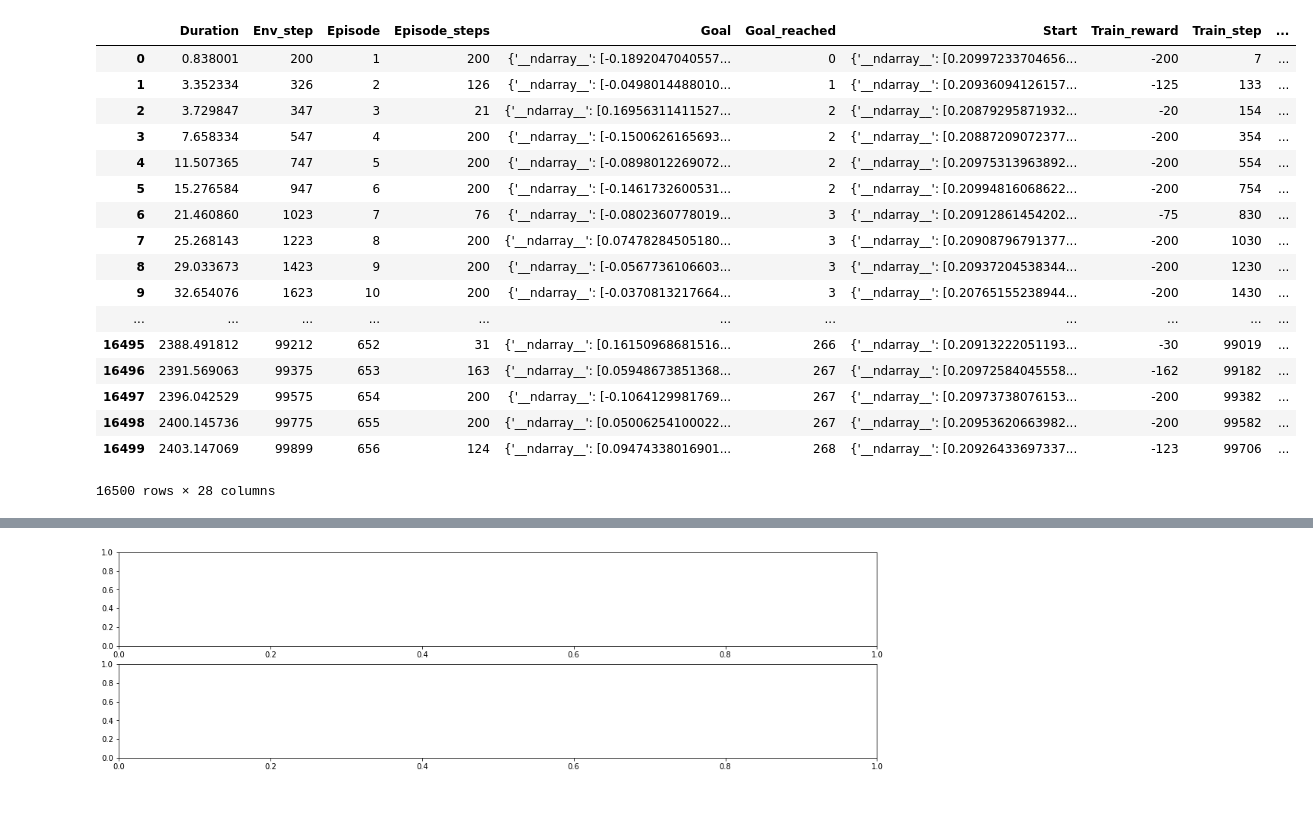
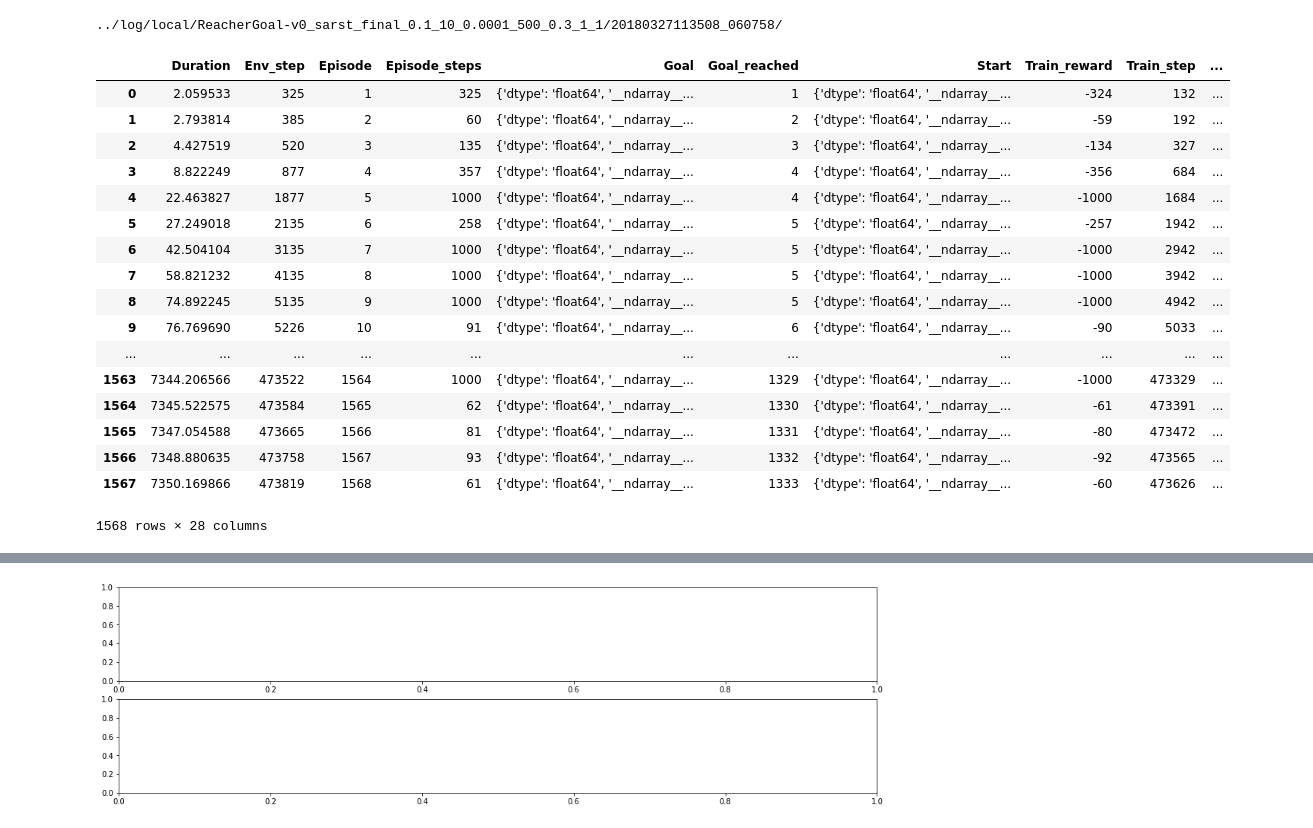
Before and after one commit to pifouuu/deep-rl, a Jupyter notebook: notebooks/sarst_comp_1_various_explo-Copy1.ipynb, the cells around one changed output, grey strips where cells are left out. Saved outputs shown, nothing was run; the diff lists cells and outputs as text; code cells hidden in the pictures.

```diff
--- a/notebooks/sarst_comp_1_various_explo-Copy1.ipynb
+++ b/notebooks/sarst_comp_1_various_explo-Copy1.ipynb
@@ -19,18 +15,16 @@ frames = [] # List of pandas dataframes corresponding to each results file
 to_drop = ['eval_freq', 'log_dir', 'max_steps', 'nb_test_steps', 'nb_train_iter','render_test', 'render_train', 'resume_step', 'resume_timestamp',
        'save_freq', 'train_freq', 'random_seed']
 # Fetching json files corresponding to one set of parameters
-runs = glob.glob('../log/cluster/Reacher*sigma*/*/*/')
-print(runs)
+runs = glob.glob('../log/local/ReacherGoal-v0_sarst_final_0.1*/*/')
+runs += glob.glob('../log/cluster/Reacher-v0_sigma_*/*/*/')
 for num_run, run in enumerate(runs):
     config = pd.read_json(os.path.join(run,'config.txt'), lines=True).drop(to_drop, axis=1)
-    if config['alpha'][0] == 1:
+    if True:
         # Discarding runs with broken result files
         try:
             df = pd.read_json(os.path.join(run,'log_steps', 'progress.json') , lines=True)
         except ValueError:
             print("run "+run+": invalid")
-        print(run)
-        print(df.shape[0])
         config = pd.concat([config]*df.shape[0], ignore_index=True)
         data = pd.concat([df, config], axis=1)
         data['num_run']=num_run
@@ -38,5 +32,5 @@ for num_run, run in enumerate(runs):
 
 # Creating the complete dataframe with all dat
 expe_res_steps = pd.concat(frames, ignore_index=True)
-expe_res_steps
+expe_res_steps.columns
 # %% [output]
@@ -55,10 +45,11 @@ ValueError: No objects to concatenate
 # %%
 params = ['actor_lr', 'alpha', 'n_cp', 'n_split', 'split_min', 'buffer_size', 'critic_lr', 'env', 'gamma', 'invert_grads', 'memory','minibatch_size', 'sigma', 'strategy', 'target_clip','tau']
-y = ['mean_actions_0']
+y = ['reward_init']
 x = ['env_step']
 df = expe_res_steps[x+y+params]
 l = x+params
 df = df.groupby(l).mean().reset_index()
+df = df.groupby(params).apply(lambda s: s.ewm(30).mean()).reset_index()
 # %%
 fig, ax = plt.subplots(figsize=(18,10))
 for i, (name, g) in enumerate(df.groupby(params)):
@@ -68,43 +61,45 @@ for i, (name, g) in enumerate(df.groupby(params)):
 # %%
 frames = [] # List of pandas dataframes corresponding to each results file
 to_drop = ['eval_freq', 'log_dir', 'max_steps', 'nb_test_steps', 'nb_train_iter','render_test', 'render_train', 'resume_step', 'resume_timestamp',
        'save_freq', 'train_freq', 'random_seed']
-runs = glob.glob('../log/cluster/ReacherGoal-v0_*/*/')
+runs = glob.glob('../log/local/ReacherGoal-v0_sarst_final_0.1*/*/')
 for num_run, run in enumerate(runs):
+    print(run)
     config = pd.read_json(os.path.join(run,'config.txt'), lines=True).drop(to_drop, axis=1)
-    if config['alpha'][0] == 1:
+    if config['alpha'][0] == 0.1:
         # Discarding runs with broken result files
         try:
             df = pd.read_json(os.path.join(run,'log_episodes', 'progress.json') , lines=True)
         except ValueError:
             print("run "+run+": invalid")
         config = pd.concat([config]*df.shape[0], ignore_index=True)
         data = pd.concat([df, config], axis=1)
         data['num_run']=num_run
         frames.append(data)
 
 # Creating the complete dataframe with all dat
 expe_res_episodes = pd.concat(frames, ignore_index=True)
 expe_res_episodes
 # %% [output]
+../log/local/ReacherGoal-v0_sarst_final_0.1_10_0.0001_500_0.3_1_1/20180327113508_060758/
 |  | Duration | Env_step | Episode | Episode_steps | Goal | Goal_reached | Start | Train_reward | Train_step | ... |
-| 0 | 0.838001 | 200 | 1 | 200 | {'__ndarray__': [-0.1892047040557... | 0 | {'__ndarray__': [0.20997233704656... | -200 | 7 | ... |
-| 1 | 3.352334 | 326 | 2 | 126 | {'__ndarray__': [-0.0498014488010... | 1 | {'__ndarray__': [0.20936094126157... | -125 | 133 | ... |
-| 2 | 3.729847 | 347 | 3 | 21 | {'__ndarray__': [0.16956311411527... | 2 | {'__ndarray__': [0.20879295871932... | -20 | 154 | ... |
-| 3 | 7.658334 | 547 | 4 | 200 | {'__ndarray__': [-0.1500626165693... | 2 | {'__ndarray__': [0.20887209072377... | -200 | 354 | ... |
-| 4 | 11.507365 | 747 | 5 | 200 | {'__ndarray__': [-0.0898012269072... | 2 | {'__ndarray__': [0.20975313963892... | -200 | 554 | ... |
-| 5 | 15.276584 | 947 | 6 | 200 | {'__ndarray__': [-0.1461732600531... | 2 | {'__ndarray__': [0.20994816068622... | -200 | 754 | ... |
-| 6 | 21.460860 | 1023 | 7 | 76 | {'__ndarray__': [-0.0802360778019... | 3 | {'__ndarray__': [0.20912861454202... | -75 | 830 | ... |
-| 7 | 25.268143 | 1223 | 8 | 200 | {'__ndarray__': [0.07478284505180... | 3 | {'__ndarray__': [0.20908796791377... | -200 | 1030 | ... |
-| 8 | 29.033673 | 1423 | 9 | 200 | {'__ndarray__': [-0.0567736106603... | 3 | {'__ndarray__': [0.20937204538344... | -200 | 1230 | ... |
-| 9 | 32.654076 | 1623 | 10 | 200 | {'__ndarray__': [-0.0370813217664... | 3 | {'__ndarray__': [0.20765155238944... | -200 | 1430 | ... |
+| 0 | 2.059533 | 325 | 1 | 325 | {'dtype': 'float64', '__ndarray__... | 1 | {'dtype': 'float64', '__ndarray__... | -324 | 132 | ... |
+| 1 | 2.793814 | 385 | 2 | 60 | {'dtype': 'float64', '__ndarray__... | 2 | {'dtype': 'float64', '__ndarray__... | -59 | 192 | ... |
+| 2 | 4.427519 | 520 | 3 | 135 | {'dtype': 'float64', '__ndarray__... | 3 | {'dtype': 'float64', '__ndarray__... | -134 | 327 | ... |
+| 3 | 8.822249 | 877 | 4 | 357 | {'dtype': 'float64', '__ndarray__... | 4 | {'dtype': 'float64', '__ndarray__... | -356 | 684 | ... |
+| 4 | 22.463827 | 1877 | 5 | 1000 | {'dtype': 'float64', '__ndarray__... | 4 | {'dtype': 'float64', '__ndarray__... | -1000 | 1684 | ... |
+| 5 | 27.249018 | 2135 | 6 | 258 | {'dtype': 'float64', '__ndarray__... | 5 | {'dtype': 'float64', '__ndarray__... | -257 | 1942 | ... |
+| 6 | 42.504104 | 3135 | 7 | 1000 | {'dtype': 'float64', '__ndarray__... | 5 | {'dtype': 'float64', '__ndarray__... | -1000 | 2942 | ... |
+| 7 | 58.821232 | 4135 | 8 | 1000 | {'dtype': 'float64', '__ndarray__... | 5 | {'dtype': 'float64', '__ndarray__... | -1000 | 3942 | ... |
+| 8 | 74.892245 | 5135 | 9 | 1000 | {'dtype': 'float64', '__ndarray__... | 5 | {'dtype': 'float64', '__ndarray__... | -1000 | 4942 | ... |
+| 9 | 76.769690 | 5226 | 10 | 91 | {'dtype': 'float64', '__ndarray__... | 6 | {'dtype': 'float64', '__ndarray__... | -90 | 5033 | ... |
 | ... | ... | ... | ... | ... | ... | ... | ... | ... | ... | ... |
-| 16495 | 2388.491812 | 99212 | 652 | 31 | {'__ndarray__': [0.16150968681516... | 266 | {'__ndarray__': [0.20913222051193... | -30 | 99019 | ... |
-| 16496 | 2391.569063 | 99375 | 653 | 163 | {'__ndarray__': [0.05948673851368... | 267 | {'__ndarray__': [0.20972584045558... | -162 | 99182 | ... |
-| 16497 | 2396.042529 | 99575 | 654 | 200 | {'__ndarray__': [-0.1064129981769... | 267 | {'__ndarray__': [0.20973738076153... | -200 | 99382 | ... |
-| 16498 | 2400.145736 | 99775 | 655 | 200 | {'__ndarray__': [0.05006254100022... | 267 | {'__ndarray__': [0.20953620663982... | -200 | 99582 | ... |
-| 16499 | 2403.147069 | 99899 | 656 | 124 | {'__ndarray__': [0.09474338016901... | 268 | {'__ndarray__': [0.20926433697337... | -123 | 99706 | ... |
+| 1563 | 7344.206566 | 473522 | 1564 | 1000 | {'dtype': 'float64', '__ndarray__... | 1329 | {'dtype': 'float64', '__ndarray__... | -1000 | 473329 | ... |
+| 1564 | 7345.522575 | 473584 | 1565 | 62 | {'dtype': 'float64', '__ndarray__... | 1330 | {'dtype': 'float64', '__ndarray__... | -61 | 473391 | ... |
+| 1565 | 7347.054588 | 473665 | 1566 | 81 | {'dtype': 'float64', '__ndarray__... | 1331 | {'dtype': 'float64', '__ndarray__... | -80 | 473472 | ... |
+| 1566 | 7348.880635 | 473758 | 1567 | 93 | {'dtype': 'float64', '__ndarray__... | 1332 | {'dtype': 'float64', '__ndarray__... | -92 | 473565 | ... |
+| 1567 | 7350.169866 | 473819 | 1568 | 61 | {'dtype': 'float64', '__ndarray__... | 1333 | {'dtype': 'float64', '__ndarray__... | -60 | 473626 | ... |
-16500 rows × 28 columns
+1568 rows × 28 columns
 # %%
 params = ['actor_lr', 'alpha','buffer_size', 'critic_lr', 'env', 'gamma', 'invert_grads', 'memory','minibatch_size', 'sigma', 'strategy', 'target_clip','tau']
 y = ['Train_reward']
```
Also changed, not shown: parts of 7 cells of this notebook, 11 other files.
